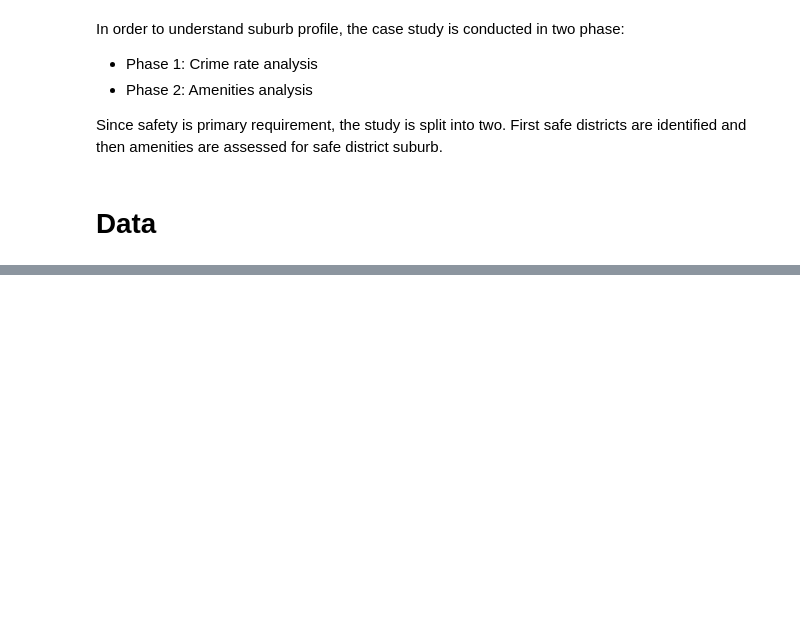
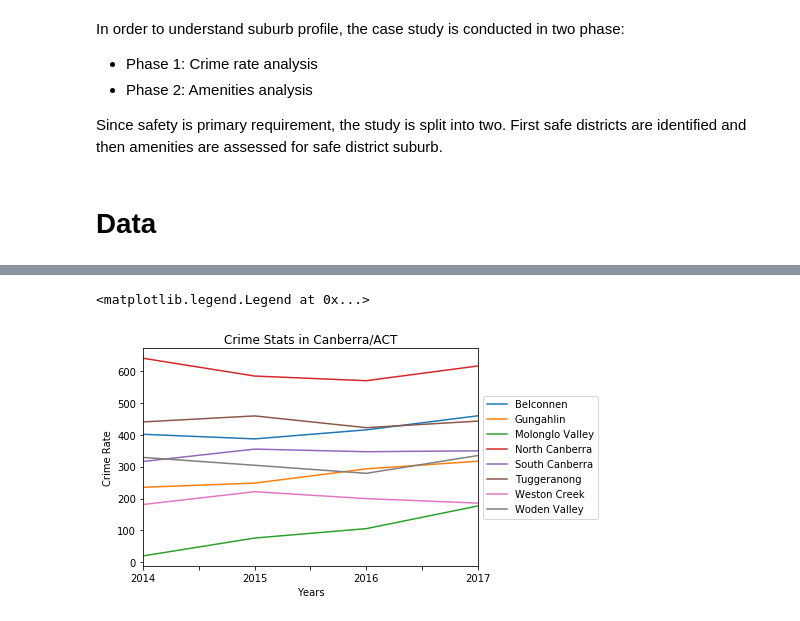
Before and after one commit to radhikakannan/Capstone, a Jupyter notebook: CanberraSuburbProfileAnalysis.ipynb, the cells around one changed output, grey strips where cells are left out. Cells and saved outputs as stored; diff of their text form; code cells hidden in the pictures; blank space fills up the shorter version.

```diff
--- a/CanberraSuburbProfileAnalysis.ipynb
+++ b/CanberraSuburbProfileAnalysis.ipynb
@@ -55,0 +154,11 @@ Amenities data are in JSON format and hence no data manipulation is done.
+# %%
+geolocator = Nominatim(user_agent="act_explorer")
+
+for indices,row in ccs_df.iterrows():
+    address = row['Suburb'] + ", ACT"
+    location = geolocator.geocode(address)
+    if location==None:
+        print(row['Suburb'])
+    else:
+        latlon = latlon.append({'Suburb':row['Suburb'],'Latitude':location.latitude,'Longitude':location.longitude},ignore_index=True)
+latlon.head()
@@ -55,0 +189,14 @@ Amenities data are in JSON format and hence no data manipulation is done.
+# %%
+ccs_df['2014'] = ccs_df['2014 Jan-Mar'] + ccs_df['2014 Q2 Apr-Jun'] + ccs_df['2014 Q3 Jul-Sep'] + ccs_df['2014 Q4 Oct-Dec']
+ccs_df['2015'] = ccs_df['2015 Q1 Jan-Mar'] + ccs_df['2015 Q2 Apr-Jun'] + ccs_df['2015 Q3 Jul-Sep'] + ccs_df['2015 Q4 Oct-Dec']
+ccs_df['2016'] = ccs_df['2016 Q1 Jan-Mar'] + ccs_df['2016 Q2 Apr-Jun'] + ccs_df['2016 Q3 Jul-Sep'] + ccs_df['2016 Q4 Oct-Dec']
+ccs_df['2017'] = ccs_df['2017 Q1 Jan-Mar'] + ccs_df['2017 Q2 Apr-Jun'] + ccs_df['2017 Q3 Jul-Sep'] + ccs_df['2017 Q4 Oct-Dec']
+#ccs_df['2018'] = ccs_df['2018 Q1 Jan-Mar'] + ccs_df['2018 Q2 Apr-Jun']
+ccs_df.drop(['2014 Jan-Mar', '2014 Q2 Apr-Jun', '2014 Q3 Jul-Sep','2014 Q4 Oct-Dec'], axis=1, inplace=True)
+ccs_df.drop(['2015 Q1 Jan-Mar', '2015 Q2 Apr-Jun', '2015 Q3 Jul-Sep','2015 Q4 Oct-Dec'], axis=1, inplace=True)
+ccs_df.drop(['2016 Q1 Jan-Mar', '2016 Q2 Apr-Jun', '2016 Q3 Jul-Sep','2016 Q4 Oct-Dec'], axis=1, inplace=True)
+ccs_df.drop(['2017 Q1 Jan-Mar', '2017 Q2 Apr-Jun', '2017 Q3 Jul-Sep','2017 Q4 Oct-Dec'], axis=1, inplace=True)
+#since only two quater data available, we will drop 2018
+ccs_df.drop(['2018 Q1 Jan-Mar', '2018 Q2 Apr-Jun'], axis=1, inplace=True)
+
+ccs_df.head()
@@ -55,0 +218,4 @@ Amenities data are in JSON format and hence no data manipulation is done.
+# %%
+#merging based on suburb so that Kinlyside is removed automatically. Only merges where suburbs match
+ccs_lat_long_df = pd.merge(ccs_df, latlon, on='Suburb', how='inner')
+ccs_lat_long_df.head()
@@ -55,0 +356,6 @@ Amenities data are in JSON format and hence no data manipulation is done.
+# %%
+df_grouped = ccs_lat_long_df.groupby('District').mean().reset_index()
+df_grouped = df_grouped[['District','2014','2015','2016','2017']]
+df_grouped=df_grouped.set_index('District')
+df_grouped = df_grouped.transpose()
+df_grouped
@@ -55,0 +374,9 @@ Amenities data are in JSON format and hence no data manipulation is done.
+# %%
+df_grouped.plot(kind='line')
+plt.title('Crime Stats in Canberra/ACT')
+plt.ylabel('Crime Rate')
+plt.xlabel('Years')
+plt.legend(loc='center left', bbox_to_anchor=(1.0, 0.5))
+# %% [output]
+<matplotlib.legend.Legend at 0x...>
+[figure, added]
```
Also changed, not shown: parts of 108 cells of this notebook.
